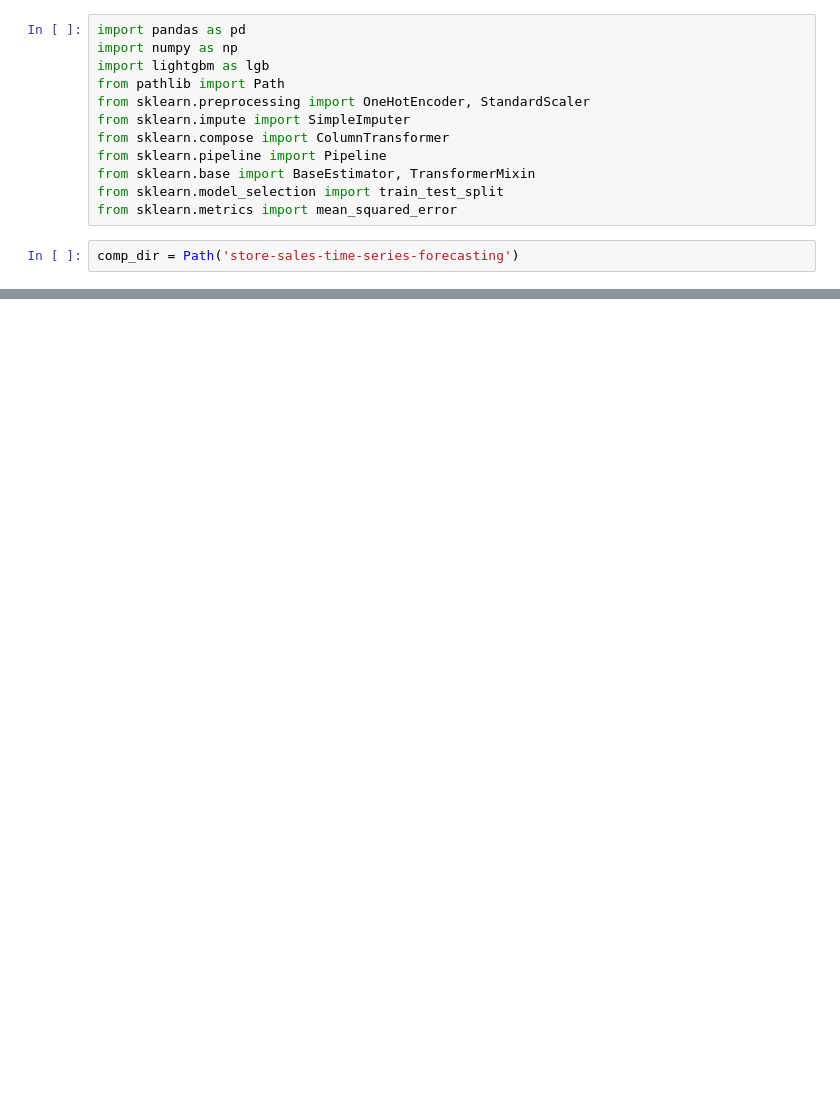
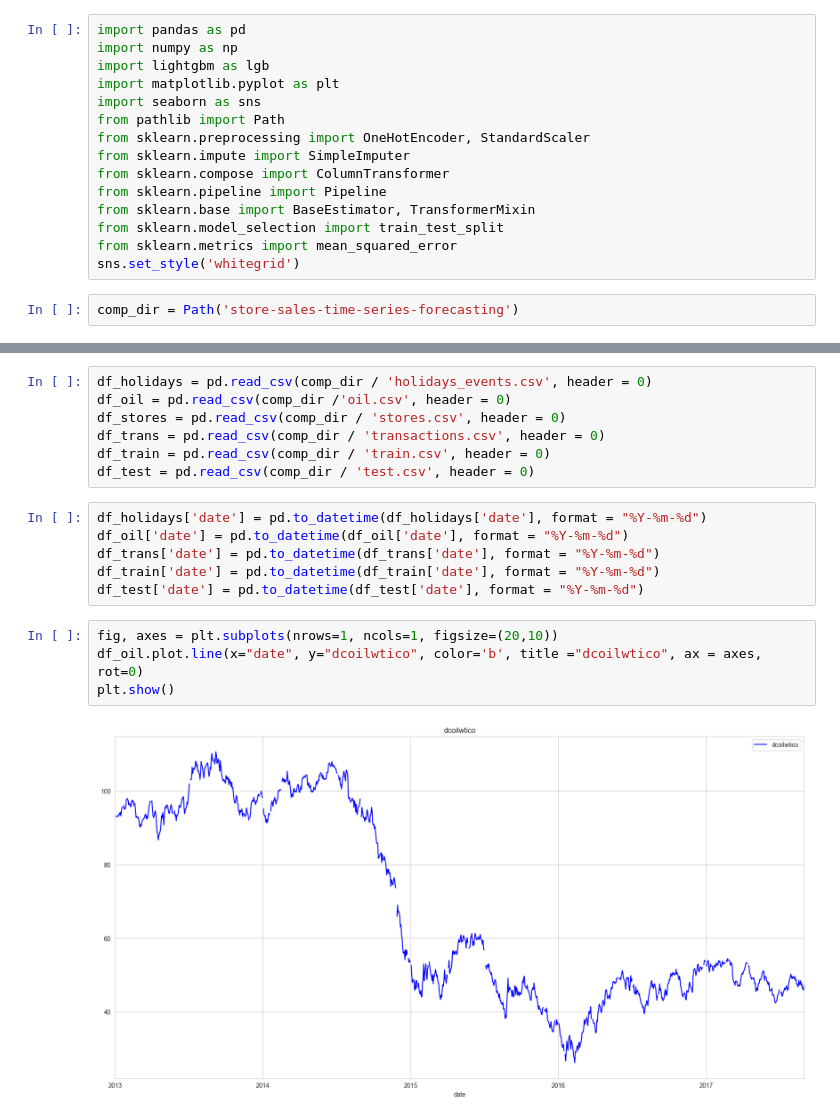
Before and after one commit to NasdormML/Store_Sales_Forecasting, a Jupyter notebook: Fmodel.ipynb, the cells around one changed output, grey strips where cells are left out. Drawn from its saved outputs; the diff is of its cells as text; blank space fills up the shorter version.

```diff
--- a/Fmodel.ipynb
+++ b/Fmodel.ipynb
@@ -2,6 +2,8 @@
 import pandas as pd
 import numpy as np
 import lightgbm as lgb
+import matplotlib.pyplot as plt
+import seaborn as sns
 from pathlib import Path
 from sklearn.preprocessing import OneHotEncoder, StandardScaler
 from sklearn.impute import SimpleImputer
@@ -10,5 +12,6 @@ from sklearn.pipeline import Pipeline
 from sklearn.base import BaseEstimator, TransformerMixin
 from sklearn.model_selection import train_test_split
 from sklearn.metrics import mean_squared_error
+sns.set_style('whitegrid')
 # %%
 comp_dir = Path('store-sales-time-series-forecasting')
@@ -85,0 +18,19 @@ Freq: D, Name: sales, dtype: float32
+# %%
+df_holidays = pd.read_csv(comp_dir / 'holidays_events.csv', header = 0)
+df_oil = pd.read_csv(comp_dir /'oil.csv', header = 0)
+df_stores = pd.read_csv(comp_dir / 'stores.csv', header = 0)
+df_trans = pd.read_csv(comp_dir / 'transactions.csv', header = 0)
+df_train = pd.read_csv(comp_dir / 'train.csv', header = 0)
+df_test = pd.read_csv(comp_dir / 'test.csv', header = 0)
+# %%
+df_holidays['date'] = pd.to_datetime(df_holidays['date'], format = "%Y-%m-%d")
+df_oil['date'] = pd.to_datetime(df_oil['date'], format = "%Y-%m-%d")
+df_trans['date'] = pd.to_datetime(df_trans['date'], format = "%Y-%m-%d")
+df_train['date'] = pd.to_datetime(df_train['date'], format = "%Y-%m-%d")
+df_test['date'] = pd.to_datetime(df_test['date'], format = "%Y-%m-%d")
+# %%
+fig, axes = plt.subplots(nrows=1, ncols=1, figsize=(20,10))
+df_oil.plot.line(x="date", y="dcoilwtico", color='b', title ="dcoilwtico", ax = axes, rot=0)
+plt.show()
+# %% [output]
+[figure, added]
```
Also changed, not shown: parts of 1 cell of this notebook, 1 other file.
